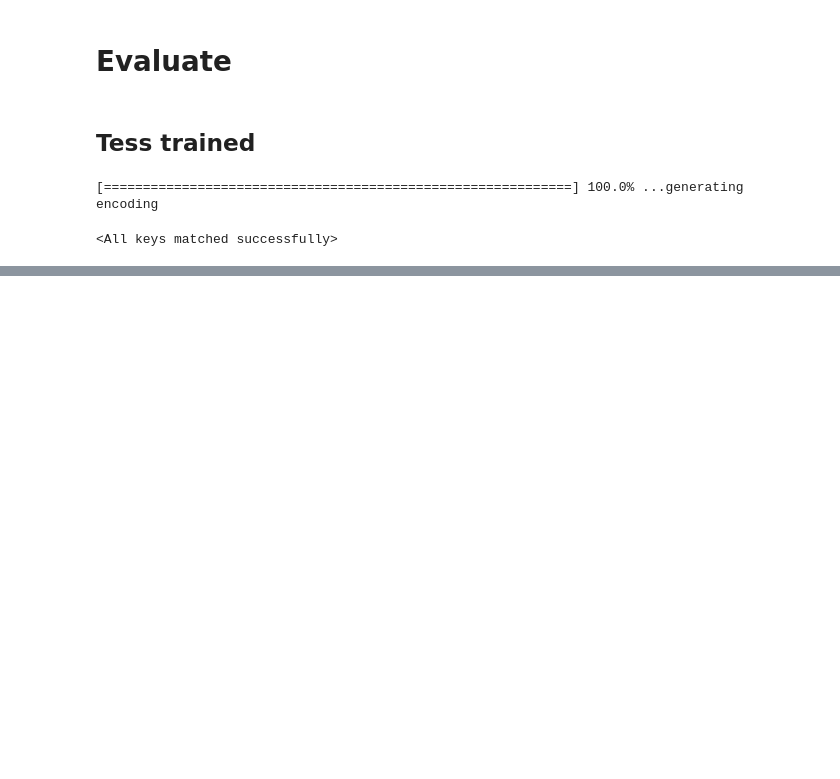
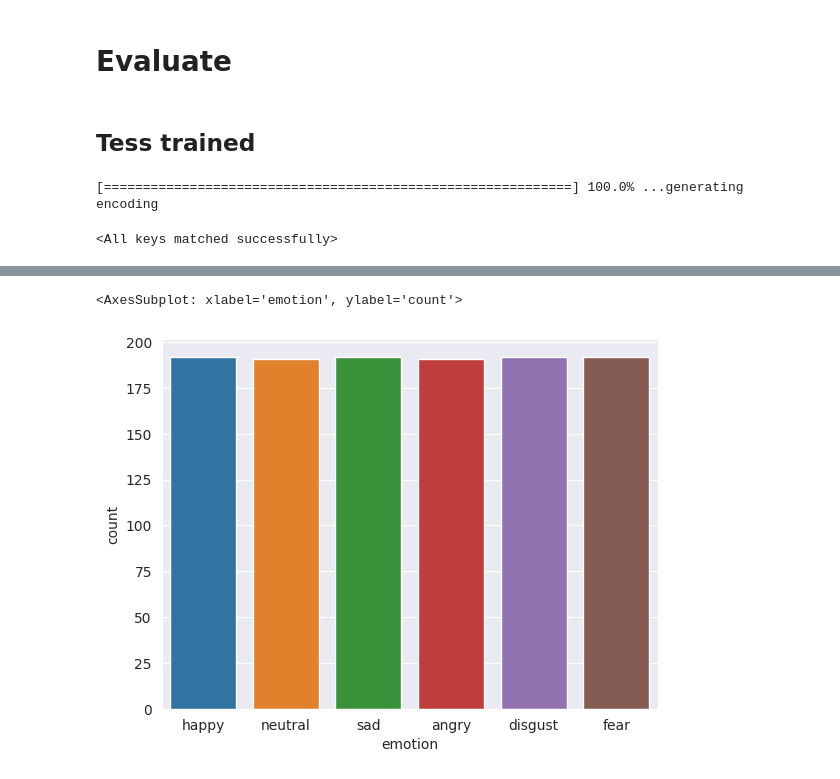
Before and after one commit to BlackFox1197/masterarbeit_programming, a Jupyter notebook: notebooks/eval_notebooks/eval_wav2Vec_nets.ipynb, the cells around one changed output, grey strips where cells are left out. Drawn from its saved outputs; the diff is of its cells as text; code cells hidden in the pictures; blank space fills up the shorter version.

```diff
--- a/notebooks/eval_notebooks/eval_wav2Vec_nets.ipynb
+++ b/notebooks/eval_notebooks/eval_wav2Vec_nets.ipynb
@@ -147,0 +157,14 @@ sns.countplot(x ="test", data= df1)
+# %%
+directory_tess="/home/ckwdani/Music/emotionDatasets/unconverted/tess"
+directory_cafe="/home/ckwdani/Music/emotionDatasets/converted_mono/cafe"
+directory_ravdess="/home/ckwdani/Music/emotionDatasets/converted_mono/RAVDESS Audio_Speech_Actors_01-24"
+directory_mesd="/home/ckwdani/Music/emotionDatasets/converted_mono/mesd"
+tess = ced.DatasetGeneric(directory=directory_tess, device="cpu", load_dataset=ced.loadTess,)
+cafe = ced.DatasetGeneric(directory=directory_cafe, device="cpu", load_dataset=ced.loadCafe,)
+ravdess = ced.DatasetGeneric(directory=directory_ravdess, device="cpu", load_dataset=ced.loadRavdess,)
+mesd = ced.DatasetGeneric(directory=directory_mesd, device="cpu", load_dataset=ced.loadMesd,)
+# %%
+sns.countplot(x=tess.labelcolumn, data=mesd.dataFrame)
+# %% [output]
+<AxesSubplot: xlabel='emotion', ylabel='count'>
+[figure, added]
```
Also changed, not shown: parts of 10 cells of this notebook, 1 other file.
